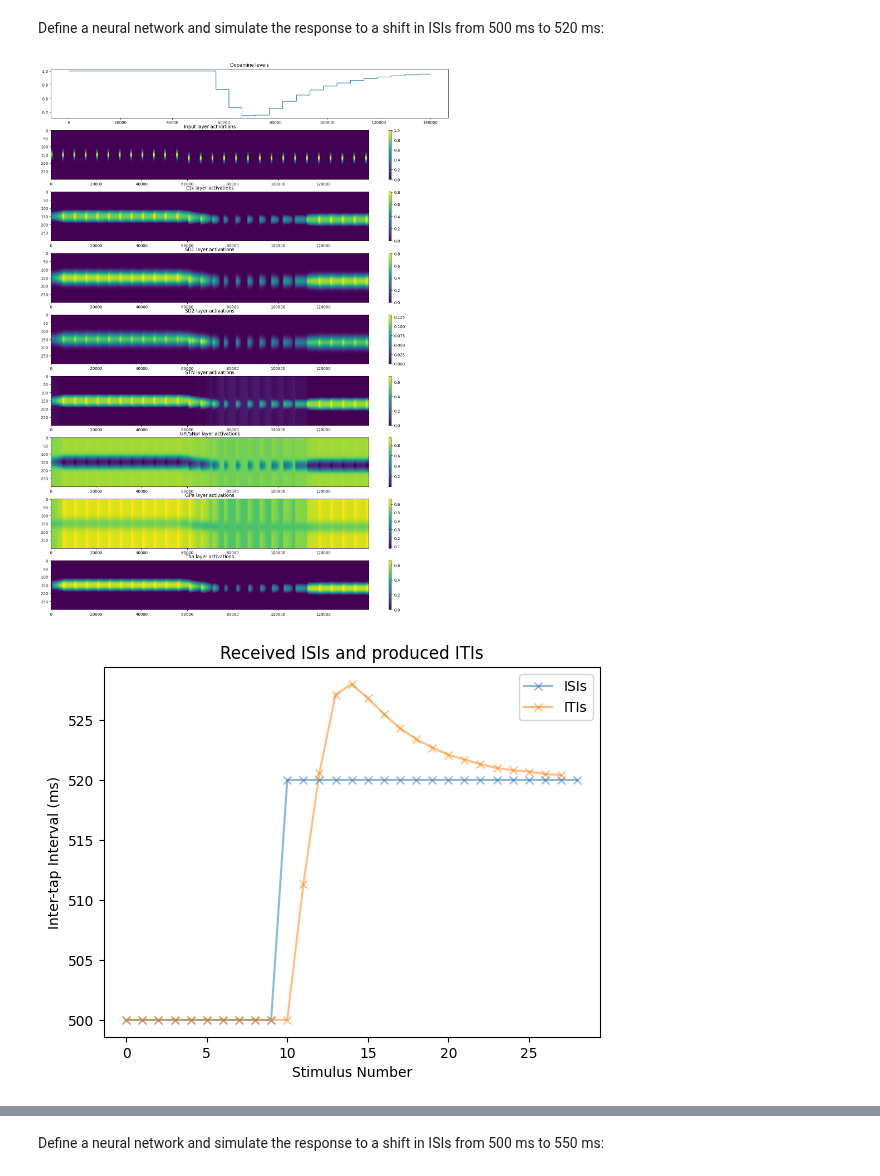
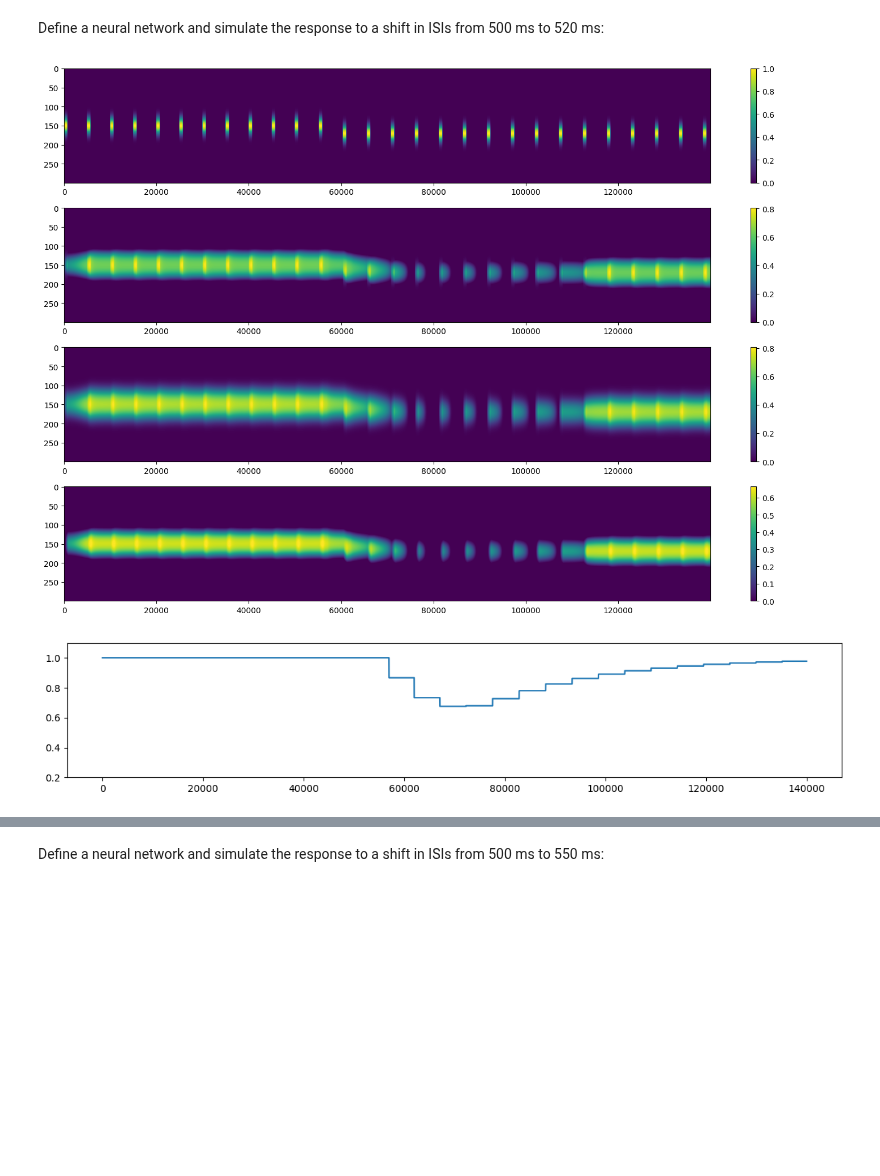
Before and after one commit to joncannon/Thesis, a Jupyter notebook: bg_model_switching.ipynb, the cells around one changed output, grey strips where cells are left out. Cells and saved outputs as stored; diff of their text form; code cells hidden in the pictures; blank space fills up the shorter version.

```diff
--- a/bg_model_switching.ipynb
+++ b/bg_model_switching.ipynb
@@ -297,8 +360,8 @@ Define a neural network and simulate the response to a shift in ISIs from 500 ms
 # %%
 bg2 = b_ganglia(n_loops=300, time_steps=len(thaut_fig3a))
 
 bg2.run(thaut_fig3a)
-bg2.display()
+bg2.display2()
 # %% [output]
-[figure, old version]
+[figure, new version]
-[figure, old version]
+[figure, new version]
```
Also changed, not shown: parts of 4 cells of this notebook, 3 other files.
